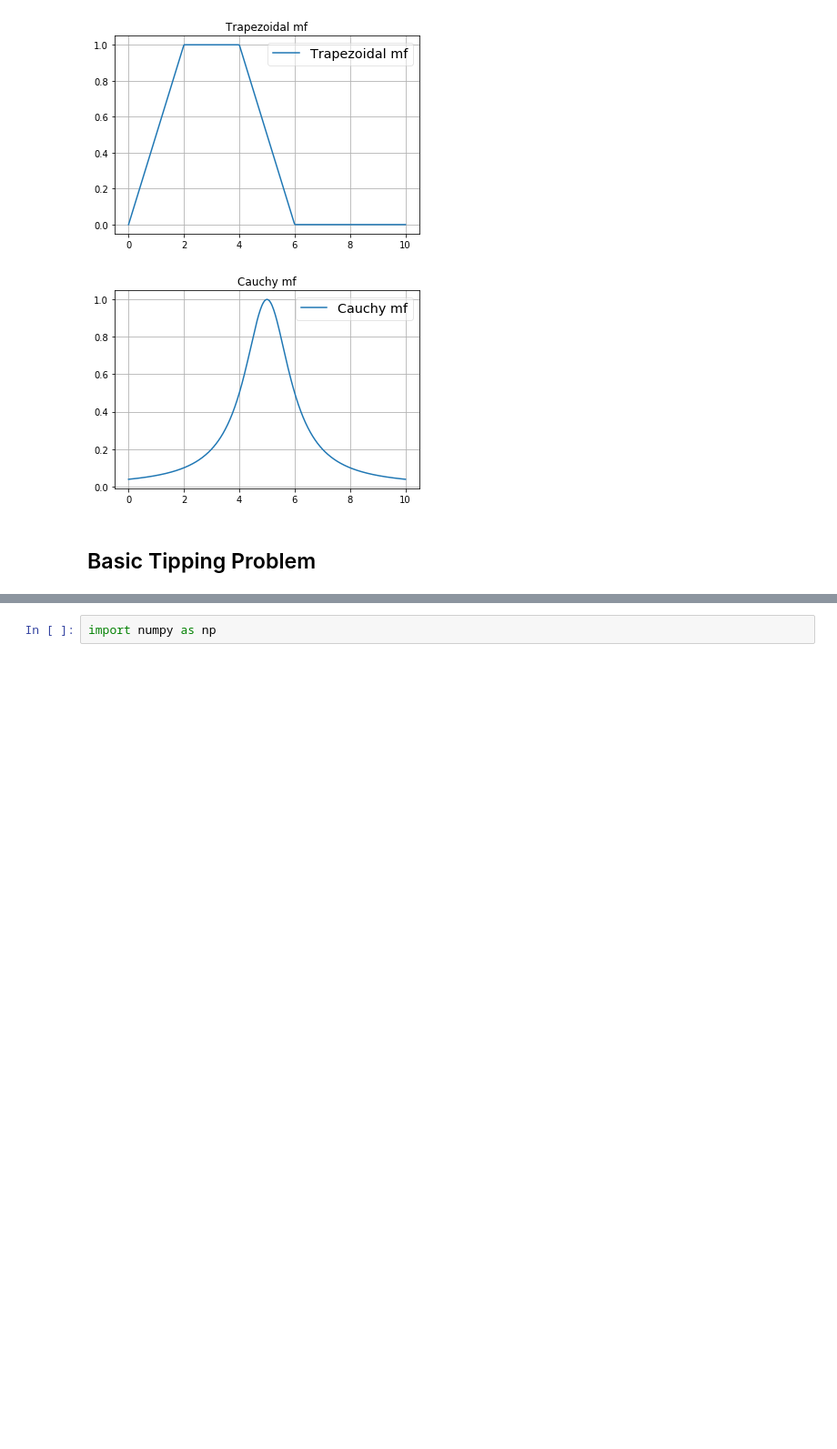
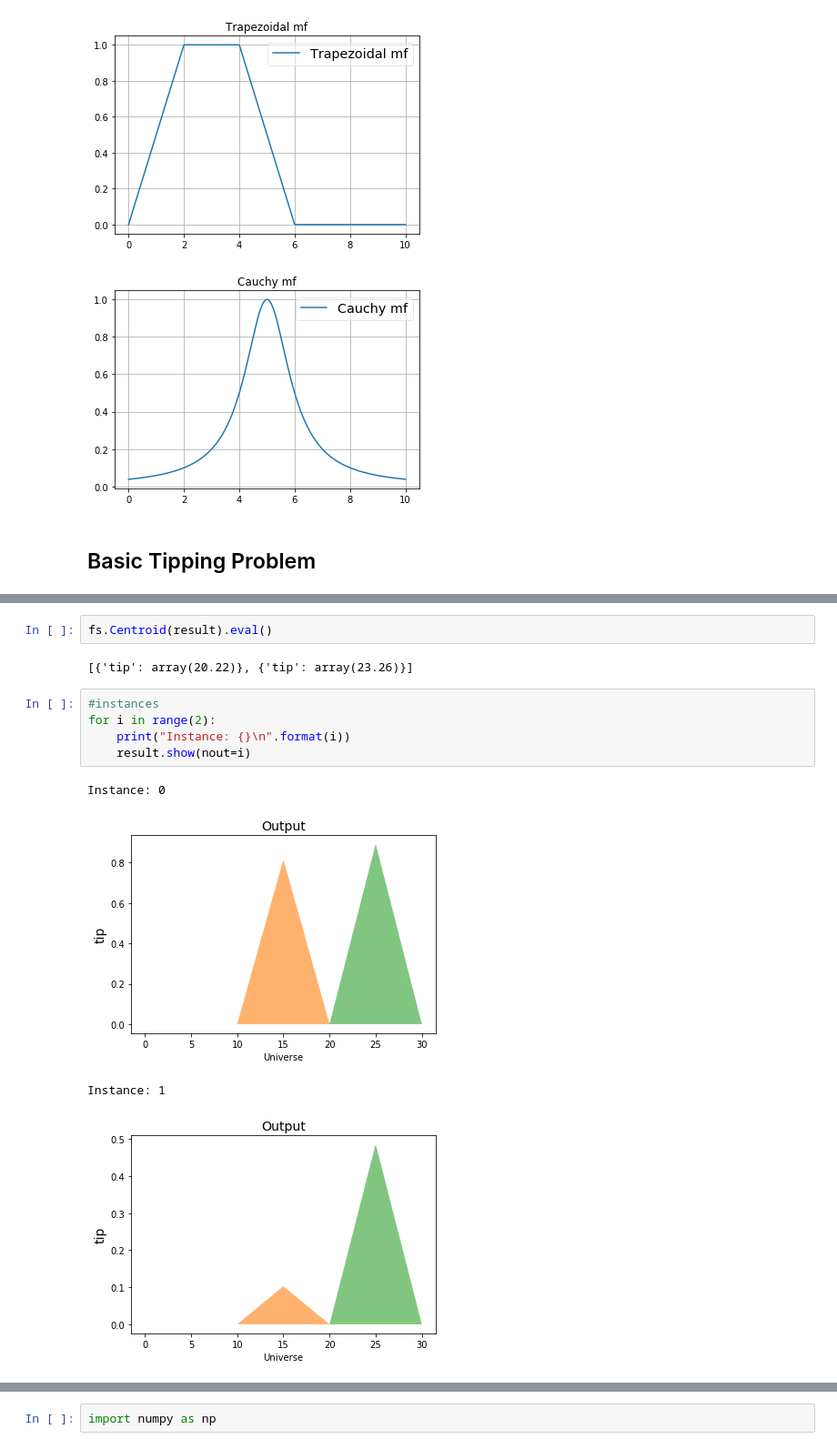
Before and after one commit to Raul-Navarro/fuzzy-framework, a Jupyter notebook: examples/Basic Tipping Problem.ipynb, the cells around one changed output, grey strips where cells are left out. Shown at 91% size. Cells and saved outputs as stored; diff of their text form; blank space fills up the shorter version.

```diff
--- a/examples/Basic Tipping Problem.ipynb
+++ b/examples/Basic Tipping Problem.ipynb
@@ -112,0 +124,14 @@ Debug: input array:
+# %%
+fs.Centroid(result).eval()
+# %% [output]
+[{'tip': array(20.22)}, {'tip': array(23.26)}]
+# %%
+#instances
+for i in range(2):
+    print("Instance: {}\n".format(i))
+    result.show(nout=i)
+# %% [output]
+Instance: 0
+[figure, added]
+Instance: 1
+[figure, added]
```
Also changed, not shown: parts of 20 cells of this notebook, 34 other files.
